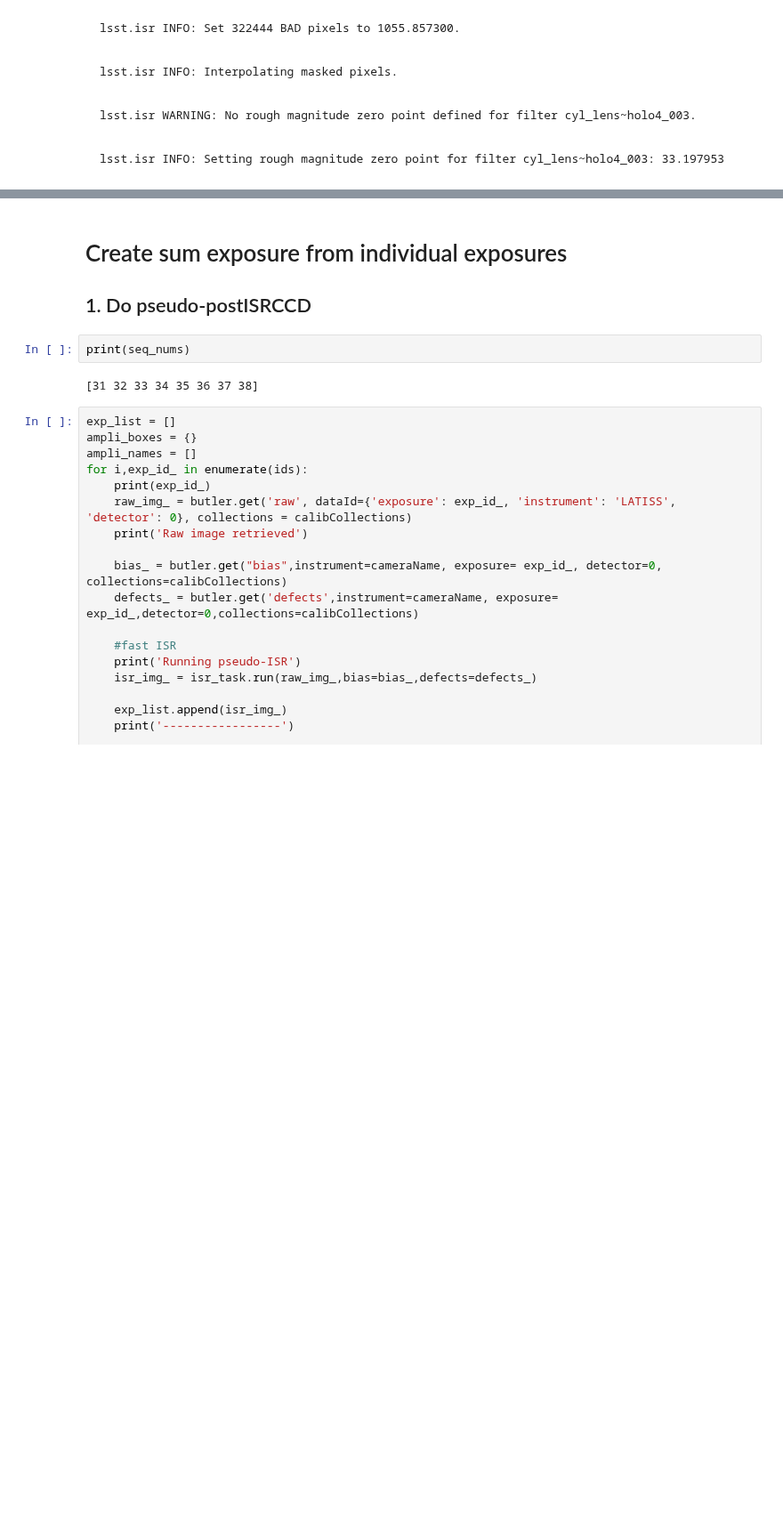
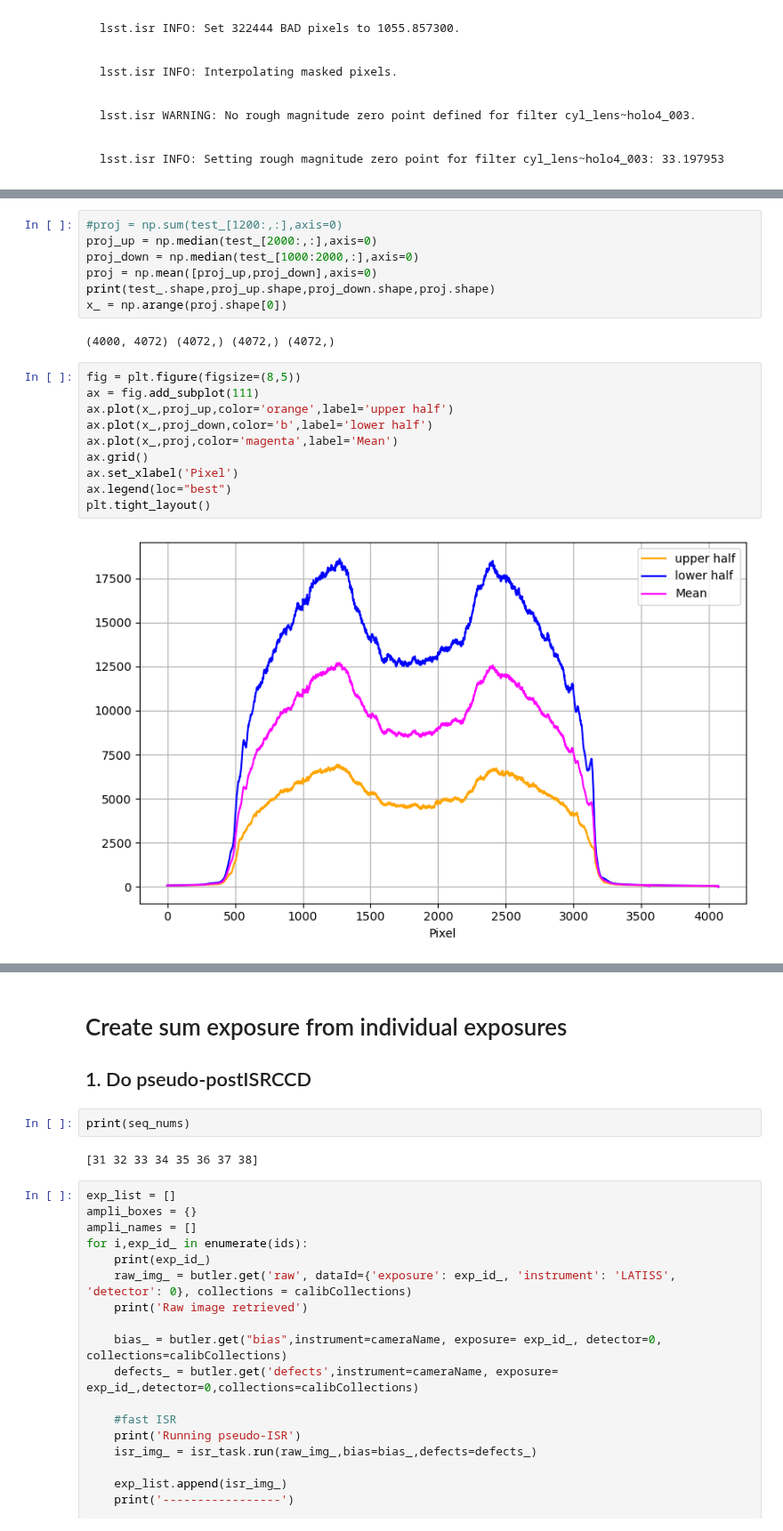
Before and after one commit to mrmonroy/AuxTel_summit_tests_2023, a Jupyter notebook: special_flats_cyl_lens/retrieve_and_analyse_cyl_lens_flats_20230914.ipynb, the cells around one changed output, grey strips where cells are left out. Shown at 89% size. Cells and saved outputs as stored; diff of their text form; blank space fills up the shorter version.

```diff
--- a/special_flats_cyl_lens/retrieve_and_analyse_cyl_lens_flats_20230914.ipynb
+++ b/special_flats_cyl_lens/retrieve_and_analyse_cyl_lens_flats_20230914.ipynb
@@ -276,0 +331,21 @@ fig.colorbar(im,ax=ax)
+# %%
+#proj = np.sum(test_[1200:,:],axis=0)
+proj_up = np.median(test_[2000:,:],axis=0)
+proj_down = np.median(test_[1000:2000,:],axis=0)
+proj = np.mean([proj_up,proj_down],axis=0)
+print(test_.shape,proj_up.shape,proj_down.shape,proj.shape)
+x_ = np.arange(proj.shape[0])
+# %% [output]
+(4000, 4072) (4072,) (4072,) (4072,)
+# %%
+fig = plt.figure(figsize=(8,5))
+ax = fig.add_subplot(111)
+ax.plot(x_,proj_up,color='orange',label='upper half')
+ax.plot(x_,proj_down,color='b',label='lower half')
+ax.plot(x_,proj,color='magenta',label='Mean')
+ax.grid()
+ax.set_xlabel('Pixel')
+ax.legend(loc="best")
+plt.tight_layout()
+# %% [output]
+[figure, added]
```
Also changed, not shown: parts of 22 cells of this notebook.
